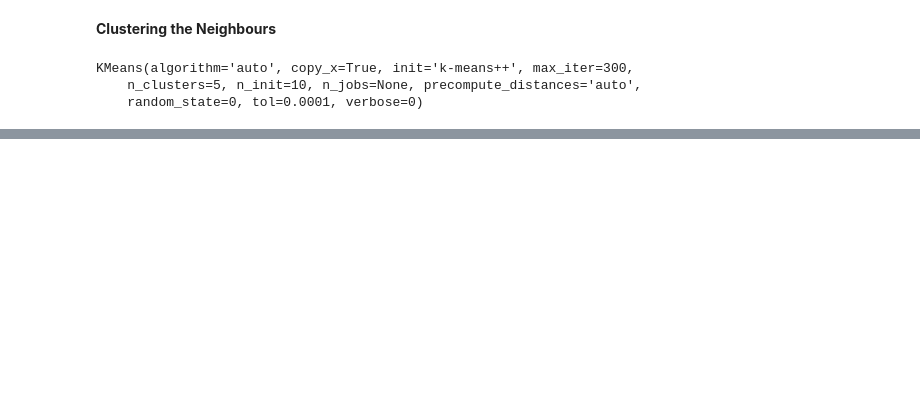
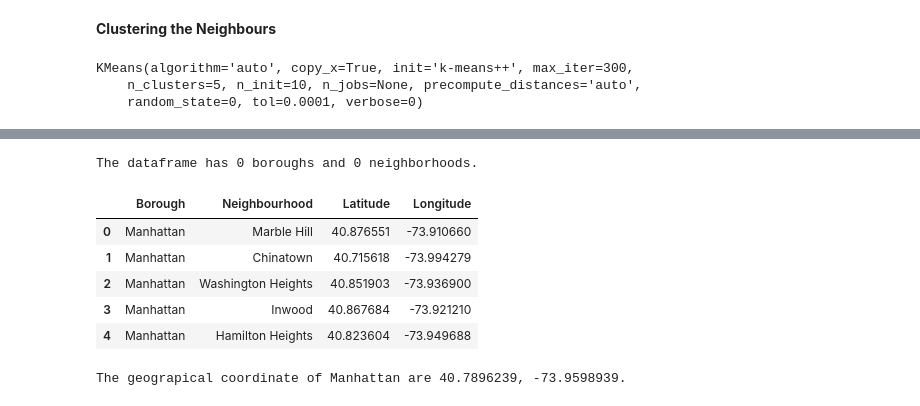
Before and after one commit to hefangzhang/Coursera_Capstone, a Jupyter notebook: Capstone-week3.ipynb, the cells around one changed output, grey strips where cells are left out. Saved outputs shown, nothing was run; the diff lists cells and outputs as text; code cells hidden in the pictures; blank space fills up the shorter version.

```diff
--- a/Capstone-week3.ipynb
+++ b/Capstone-week3.ipynb
@@ -228,7 +229,7 @@ latitude = location.latitude
 longitude = location.longitude
 
 # create map of New York using latitude and longitude values
-map_dwontown = folium.Map(location=[latitude, longitude], zoom_start= 11)
+map_downtown = folium.Map(location=[latitude, longitude], zoom_start= 11)
 
 # add markers to map
 for lat, lng, borough, neighborhood in zip(downtown_toronto['Latitude'], downtown_toronto['Longitude'],
@@ -243,9 +244,9 @@ for lat, lng, borough, neighborhood in zip(downtown_toronto['Latitude'], downtow
         fill=True,
         fill_color='#3186cc',
         fill_opacity=0.7,
-        parse_html=False).add_to(map_dwontown)
+        parse_html=False).add_to(map_downtown)
 
-map_dwontown
+map_downtown
 # %% [output]
 [interactive output not drawn]
 # %%
@@ -542,0 +605,5 @@ downtown_toronto_merged.head()
+# %%
+!wget -q -O 'newyork_data.json' https://cocl.us/new_york_dataset
+with open('newyork_data.json') as json_data:
+    newyork_data = json.load(json_data)
+newyork_data
@@ -542,0 +628,43 @@ downtown_toronto_merged.head()
+# %%
+column_names = ['Borough', 'Neighbourhood', 'Latitude', 'Longitude']
+neighborhoods = pd.DataFrame(columns=column_names)
+# And make sure that the dataset has all 5 boroughs and 306 neighborhoods.
+print('The dataframe has {} boroughs and {} neighborhoods.'.format(
+        len(neighborhoods['Borough'].unique()),
+        neighborhoods.shape[0]
+    )
+)
+neighborhoods_data = newyork_data['features']
+for data in neighborhoods_data:
+    borough = neighborhood_name = data['properties']['borough']
+    neighborhood_name = data['properties']['name']
+    neighborhood_latlon = data['geometry']['coordinates']
+    neighborhood_lat = neighborhood_latlon[1]
+    neighborhood_lon = neighborhood_latlon[0]
+
+    neighborhoods = neighborhoods.append({'Borough': borough,
+                                          'Neighbourhood': neighborhood_name,
+                                          'Longitude': neighborhood_lon,
+                                          'Latitude':neighborhood_lat}, ignore_index=True)
+
+neighborhoods.head()
+manhattan_data = neighborhoods[neighborhoods['Borough'] == 'Manhattan'].reset_index(drop=True)
+manhattan_data.head()
+# %% [output]
+The dataframe has 0 boroughs and 0 neighborhoods.
+|  | Borough | Neighbourhood | Latitude | Longitude |
+| 0 | Manhattan | Marble Hill | 40.876551 | -73.910660 |
+| 1 | Manhattan | Chinatown | 40.715618 | -73.994279 |
+| 2 | Manhattan | Washington Heights | 40.851903 | -73.936900 |
+| 3 | Manhattan | Inwood | 40.867684 | -73.921210 |
+| 4 | Manhattan | Hamilton Heights | 40.823604 | -73.949688 |
+# %%
+address = 'Manhattan, NY'
+
+geolocator = Nominatim(user_agent="ny_explorer")
+location = geolocator.geocode(address)
+latitude = location.latitude
+longitude = location.longitude
+print('The geograpical coordinate of Manhattan are {}, {}.'.format(latitude, longitude))
+# %% [output]
+The geograpical coordinate of Manhattan are 40.7896239, -73.9598939.
```
Also changed, not shown: parts of 34 cells of this notebook.
